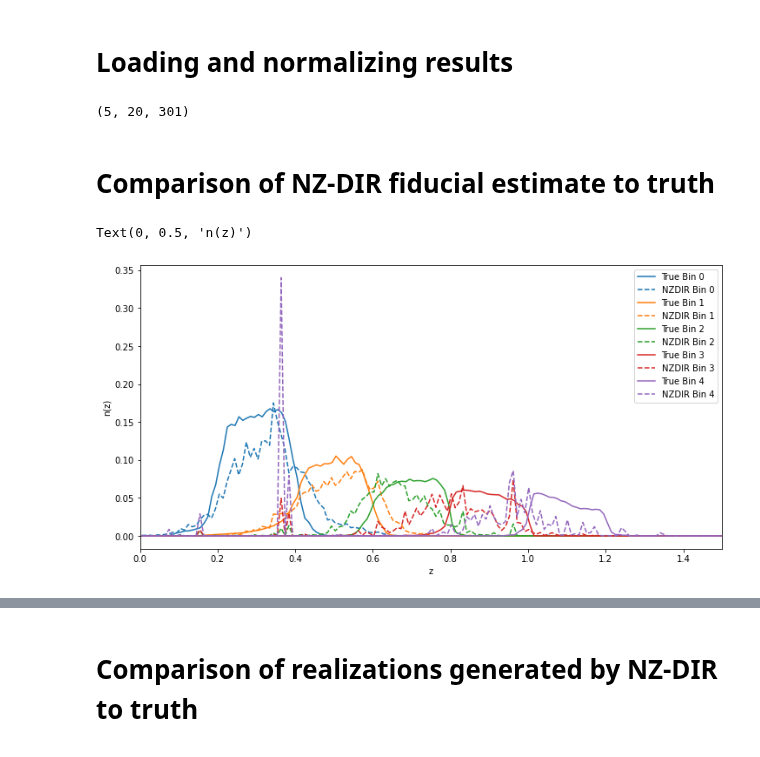
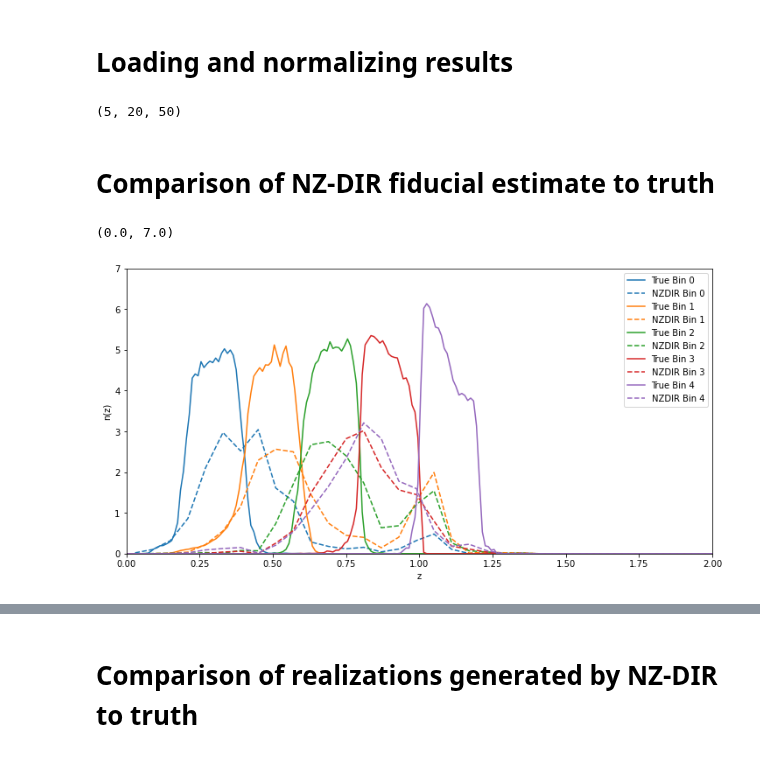
Before and after one commit to LSSTDESC/TXPipe, a Jupyter notebook: notebooks/NZ-DIR-CosmoDC2-Results.ipynb, the cells around one changed output, grey strips where cells are left out. Saved outputs shown, nothing was run; the diff lists cells and outputs as text; code cells hidden in the pictures.

```diff
--- a/notebooks/NZ-DIR-CosmoDC2-Results.ipynb
+++ b/notebooks/NZ-DIR-CosmoDC2-Results.ipynb
@@ -33,7 +51,8 @@ drwxrwx--- 2 zuntz zuntz 4.0K Oct  7 05:53 old
 # Loading and normalizing results
 # %%
 def normalize(z, nz):
-    r = z @ nz
+    dz = z[1] - z[0]
+    r = nz.sum() * dz
     return nz / r
 
 # Load the truth data
@@ -44,6 +63,9 @@ with txpipe.data_types.NOfZFile(f"{data_dir}/true_lens_photoz_stack.hdf5", "r")
         z_true, n_z_i = f.get_n_of_z('lens', i)
         n_z_i = normalize(z_true, n_z_i)
         nz_true.append(n_z_i)
+
+    z_2d, nz_2d = f.get_n_of_z('lens2d', 0)
+    nz_2d = normalize(z_2d, nz_2d)
 
 # Load the fiducial estimates from NZ-DIR
 nz_fid = []
@@ -66,18 +88,19 @@ for i in range(nbin):
 # %%
 nz_real.shape
 # %% [output]
-(5, 20, 301)
+(5, 20, 50)
 # %% [markdown]
 # Comparison of NZ-DIR fiducial estimate to truth
 # %%
 plt.figure(figsize=(12,6))
 for i in range(5):
     line, = plt.plot(z_true, nz_true[i],'-', label=f'True Bin {i}')
     plt.plot(z_fid, nz_fid[i],'--', label=f'NZDIR Bin {i}', color=line.get_color())
-plt.xlim(0, 1.5)
+plt.xlim(0, 2)
 plt.legend()
 plt.xlabel('z')
 plt.ylabel(f'n(z)')
+plt.ylim(0, 7)
 # %% [output]
-Text(0, 0.5, 'n(z)')
+(0.0, 7.0)
-[figure, old version]
+[figure, new version]
```
Also changed, not shown: parts of 6 cells of this notebook.
